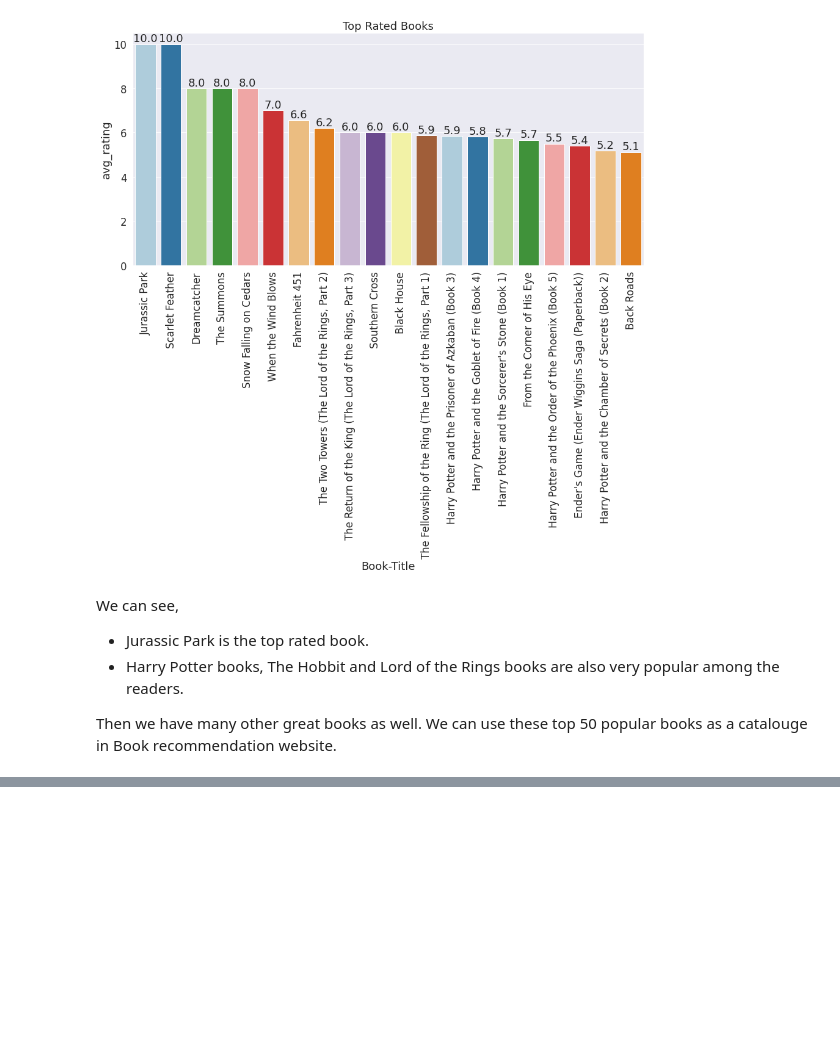
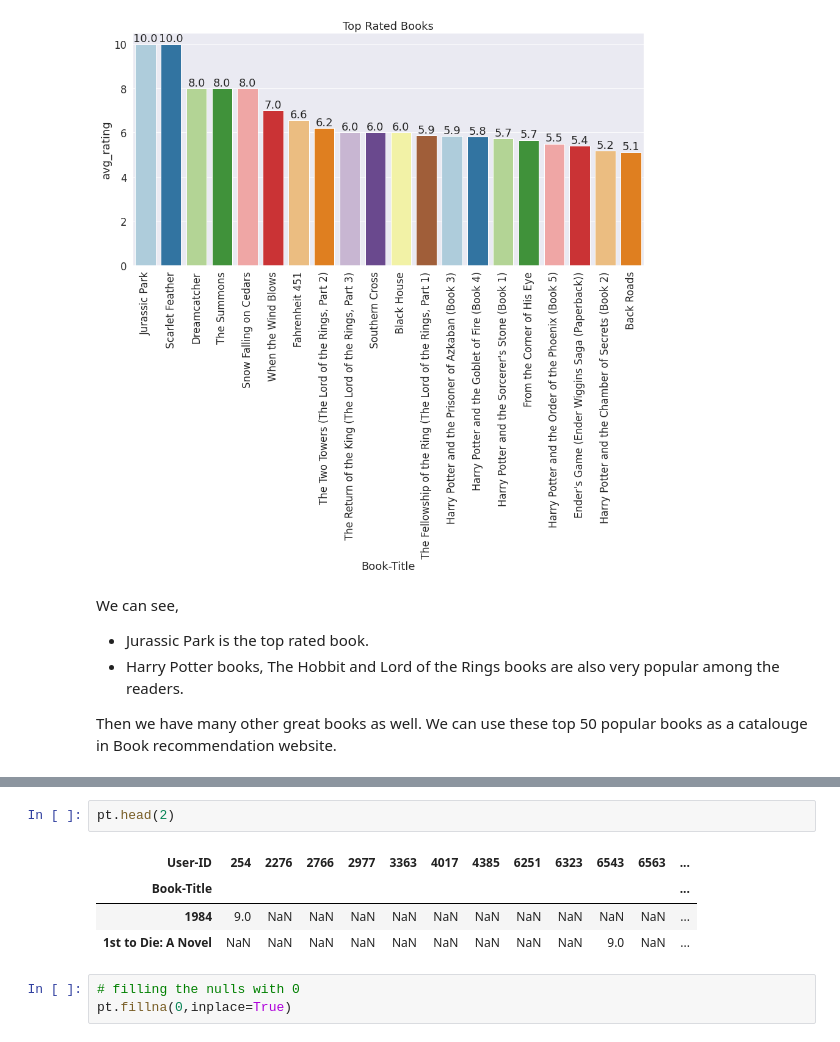
Before and after one commit to RanojoyBiswas/Book-Recommendation-System---Ranajay-Biswas, a Jupyter notebook: Book_Recommendation_System_Ranajay_Biswas.ipynb, the cells around one changed output, grey strips where cells are left out. Cells and saved outputs as stored; diff of their text form; blank space fills up the shorter version.

```diff
--- a/Book_Recommendation_System_Ranajay_Biswas.ipynb
+++ b/Book_Recommendation_System_Ranajay_Biswas.ipynb
@@ -565,0 +736,10 @@ Then we have many other great books as well. We can use these top 50 popular boo
+# %%
+pt.head(2)
+# %% [output]
+| User-ID | 254 | 2276 | 2766 | 2977 | 3363 | 4017 | 4385 | 6251 | 6323 | 6543 | 6563 | ... |
+| Book-Title |  |  |  |  |  |  |  |  |  |  |  | ... |
+| 1984 | 9.0 | NaN | NaN | NaN | NaN | NaN | NaN | NaN | NaN | NaN | NaN | ... |
+| 1st to Die: A Novel | NaN | NaN | NaN | NaN | NaN | NaN | NaN | NaN | NaN | 9.0 | NaN | ... |
+# %%
+# filling the nulls with 0
+pt.fillna(0,inplace=True)
```
Also changed, not shown: parts of 45 cells of this notebook.
